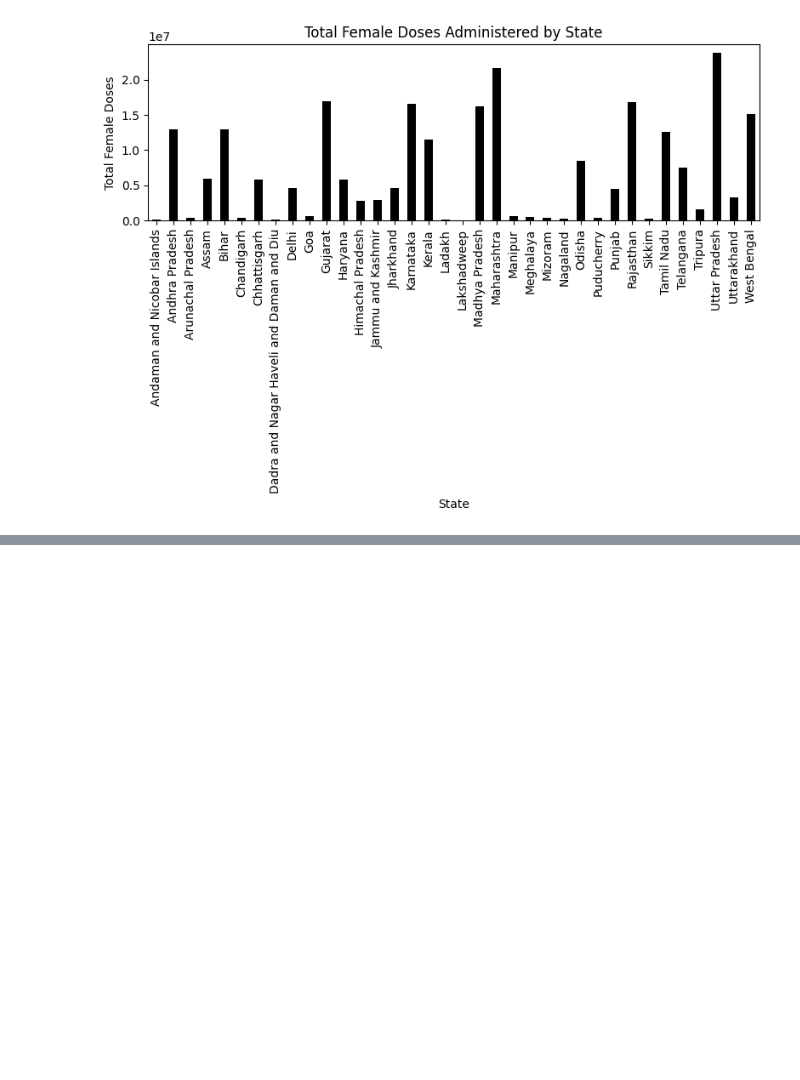
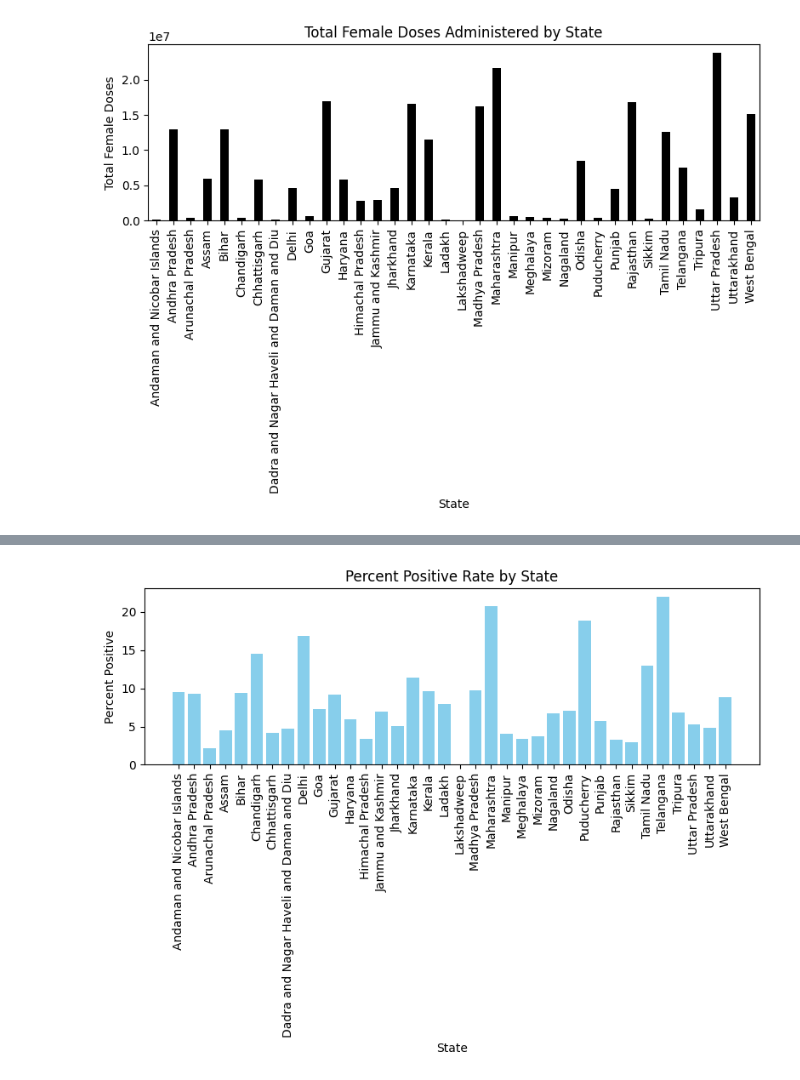
Before and after one commit to sahil3241/Covid-Analysis, a Jupyter notebook: a4.ipynb, the cells around one changed output, grey strips where cells are left out. Cells and saved outputs as stored; diff of their text form; code cells hidden in the pictures; blank space fills up the shorter version.

```diff
--- a/a4.ipynb
+++ b/a4.ipynb
@@ -176,0 +309,5 @@ plt.show()
+# %%
+covid_test['Percent Positive'] = (covid_test['Positive'] / covid_test['TotalSamples']) * 100
+
+
+print(covid_test[['State', 'TotalSamples', 'Positive', 'Percent Positive']])
@@ -176,0 +329,11 @@ plt.show()
+# %%
+plt.figure(figsize=(8, 6))
+plt.bar(covid_test['State'], covid_test['Percent Positive'], color='skyblue')
+plt.title('Percent Positive Rate by State')
+plt.xlabel('State')
+plt.ylabel('Percent Positive')
+plt.xticks(rotation=90)
+plt.tight_layout()
+plt.show()
+# %% [output]
+[figure, added]
```
Also changed, not shown: parts of 22 cells of this notebook, 1 other file.
